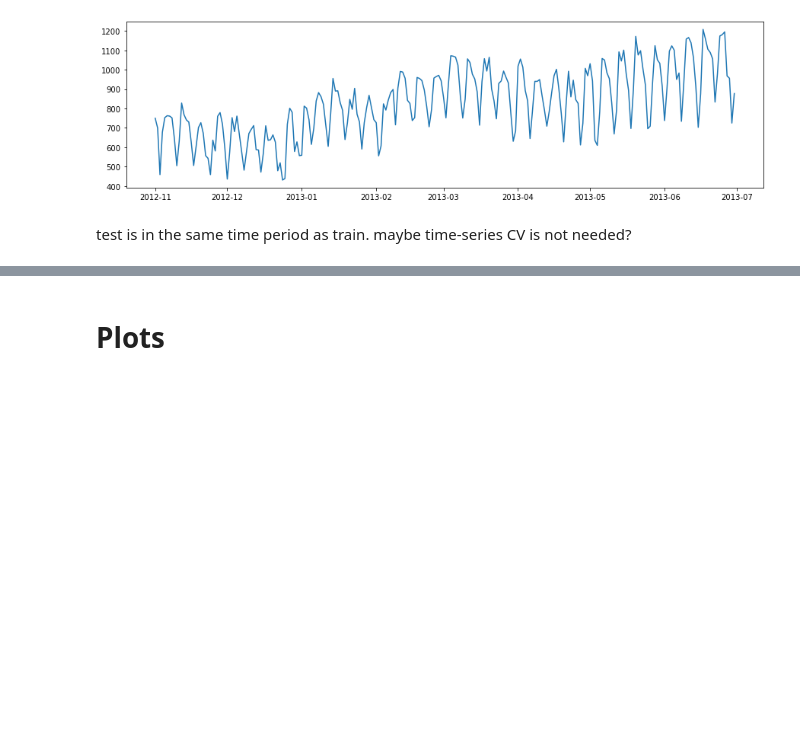
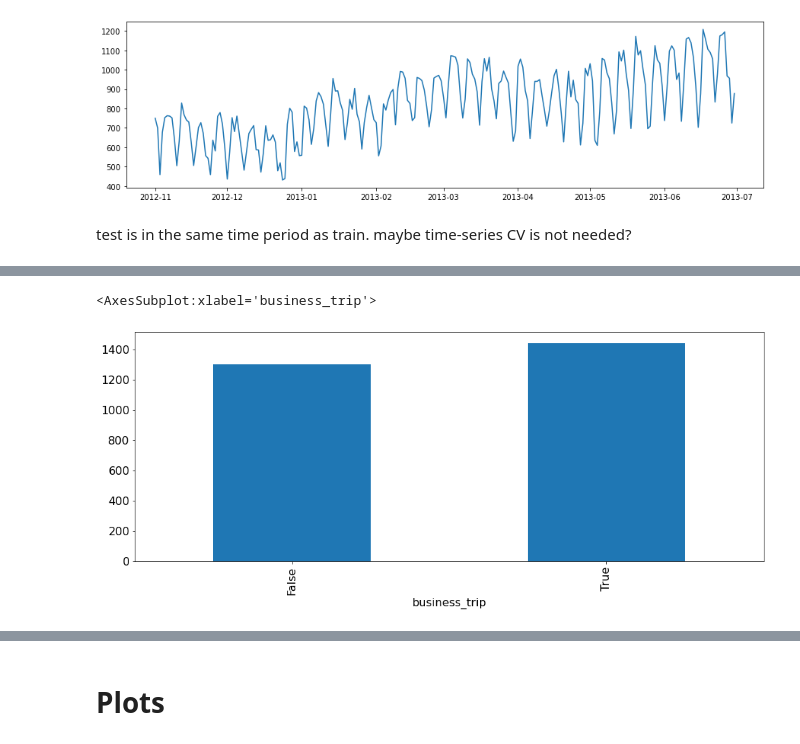
Before and after one commit to OlegBEZb/Personalize-Expedia-Hotel-Searches, a Jupyter notebook: EDA.ipynb, the cells around one changed output, grey strips where cells are left out. Drawn from its saved outputs; the diff is of its cells as text; code cells hidden in the pictures; blank space fills up the shorter version.

```diff
--- a/EDA.ipynb
+++ b/EDA.ipynb
@@ -666,0 +771,13 @@ This list of properties is used for feature engineering, the features price_per_
+# %%
+# estimate business trips based on:
+# srch_children_count = 0
+# srch_adults_count = 1
+# srch_saturday_night_bool = False
+df['business_trip'] = False
+df.loc[(df['srch_children_count'] == 0) & (df['srch_adults_count'] == 1) &
+       (~df['srch_saturday_night_bool']) & (df['srch_length_of_stay'] <= 5), 'business_trip'] = True
+# %%
+df.groupby('business_trip')['orig_destination_distance'].mean().plot.bar()
+# %% [output]
+<AxesSubplot:xlabel='business_trip'>
+[figure, added]
```
Also changed, not shown: parts of 45 cells of this notebook, 1 other file.
